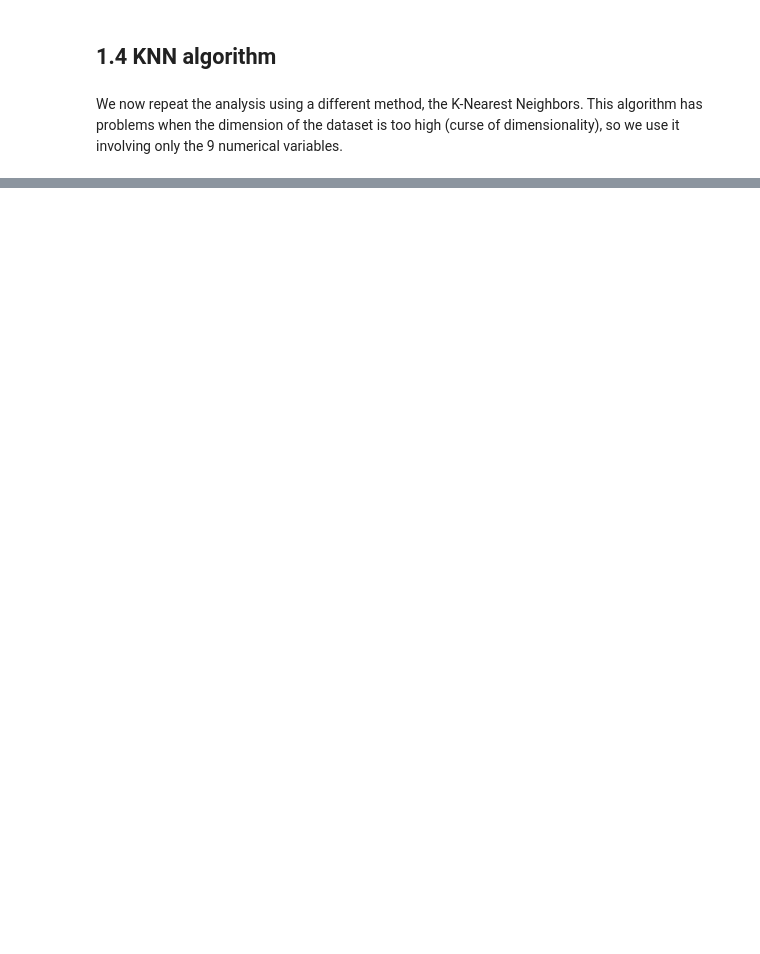
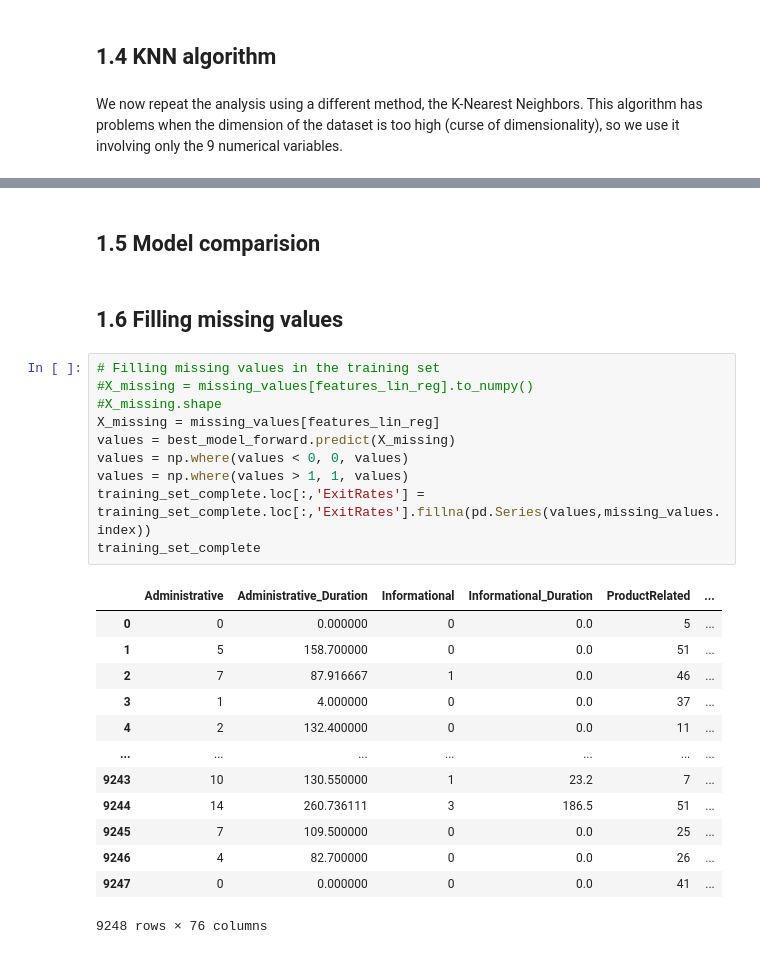
Before and after one commit to sararesta/ML-Homework, a Jupyter notebook: REGRESSION_MR.ipynb, the cells around one changed output, grey strips where cells are left out. Saved outputs shown, nothing was run; the diff lists cells and outputs as text; blank space fills up the shorter version.

```diff
--- a/REGRESSION_MR.ipynb
+++ b/REGRESSION_MR.ipynb
@@ -556,0 +555,28 @@ ValueError: Unknown label type: 'continuous'
+# %% [markdown]
+## 1.5 Model comparision
+# %% [markdown]
+## 1.6 Filling missing values
+# %%
+# Filling missing values in the training set
+#X_missing = missing_values[features_lin_reg].to_numpy()
+#X_missing.shape
+X_missing = missing_values[features_lin_reg]
+values = best_model_forward.predict(X_missing)
+values = np.where(values < 0, 0, values)
+values = np.where(values > 1, 1, values)
+training_set_complete.loc[:,'ExitRates'] = training_set_complete.loc[:,'ExitRates'].fillna(pd.Series(values,missing_values.index))
+training_set_complete
+# %% [output]
+|  | Administrative | Administrative_Duration | Informational | Informational_Duration | ProductRelated | ... |
+| 0 | 0 | 0.000000 | 0 | 0.0 | 5 | ... |
+| 1 | 5 | 158.700000 | 0 | 0.0 | 51 | ... |
+| 2 | 7 | 87.916667 | 1 | 0.0 | 46 | ... |
+| 3 | 1 | 4.000000 | 0 | 0.0 | 37 | ... |
+| 4 | 2 | 132.400000 | 0 | 0.0 | 11 | ... |
+| ... | ... | ... | ... | ... | ... | ... |
+| 9243 | 10 | 130.550000 | 1 | 23.2 | 7 | ... |
+| 9244 | 14 | 260.736111 | 3 | 186.5 | 51 | ... |
+| 9245 | 7 | 109.500000 | 0 | 0.0 | 25 | ... |
+| 9246 | 4 | 82.700000 | 0 | 0.0 | 26 | ... |
+| 9247 | 0 | 0.000000 | 0 | 0.0 | 41 | ... |
+9248 rows × 76 columns
```
Also changed, not shown: parts of 29 cells of this notebook.
